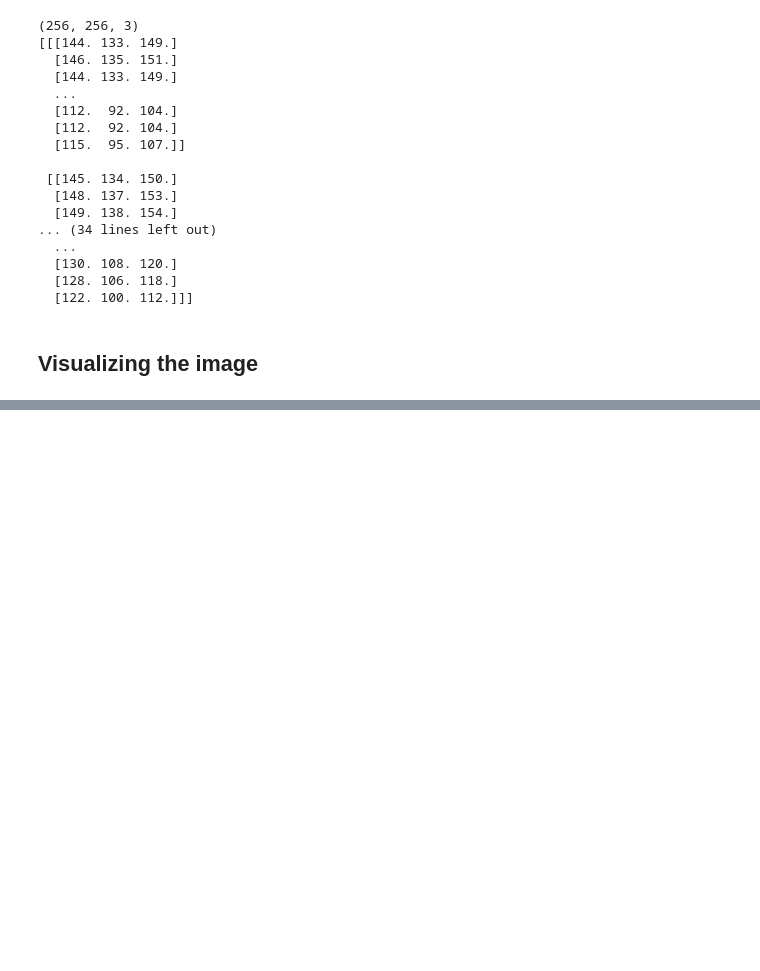
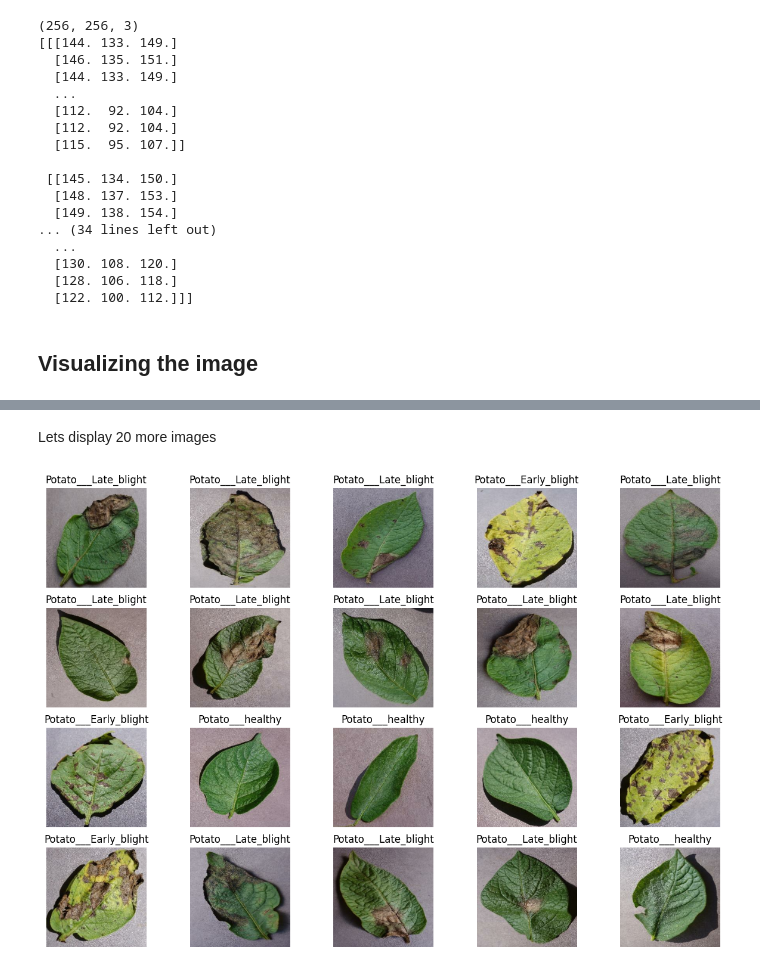
Before and after one commit to CEPHAL0/Potato-Disease-Classification-System, a Jupyter notebook: deep_learning/model.ipynb, the cells around one changed output, grey strips where cells are left out. Cells and saved outputs as stored; diff of their text form; code cells hidden in the pictures; blank space fills up the shorter version.

```diff
--- a/deep_learning/model.ipynb
+++ b/deep_learning/model.ipynb
@@ -143,0 +148,12 @@ for image_batch, label_batch in dataset.take(1):
+# %% [markdown]
+Lets display 20 more images
+# %%
+for image_batch, label_batch in dataset.take(1):
+    plt.figure(figsize=(15,10))
+    for i in range(20):
+        plt.subplot(4,5, i+1)
+        plt.imshow(image_batch[i].numpy().astype('int64'))
+        plt.title(potato_classes[label_batch[i]])
+        plt.axis("off")
+# %% [output]
+[figure, added]
```
Also changed, not shown: parts of 2 cells of this notebook.
